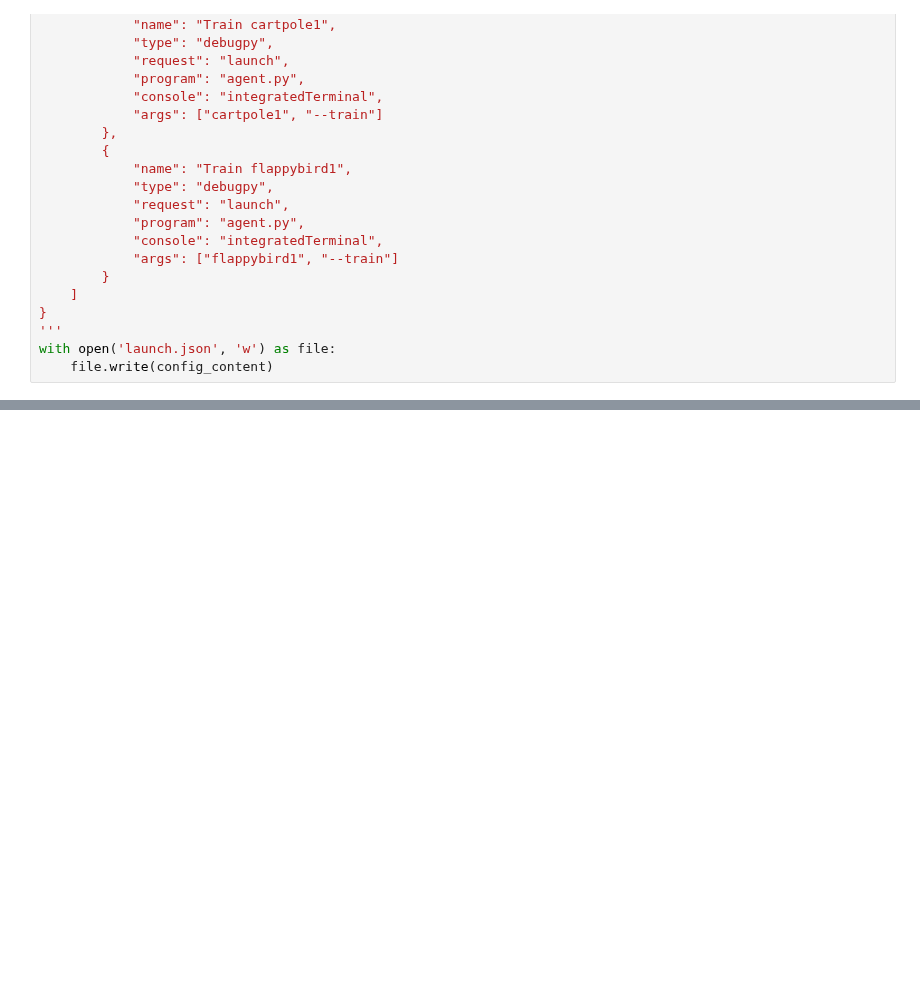
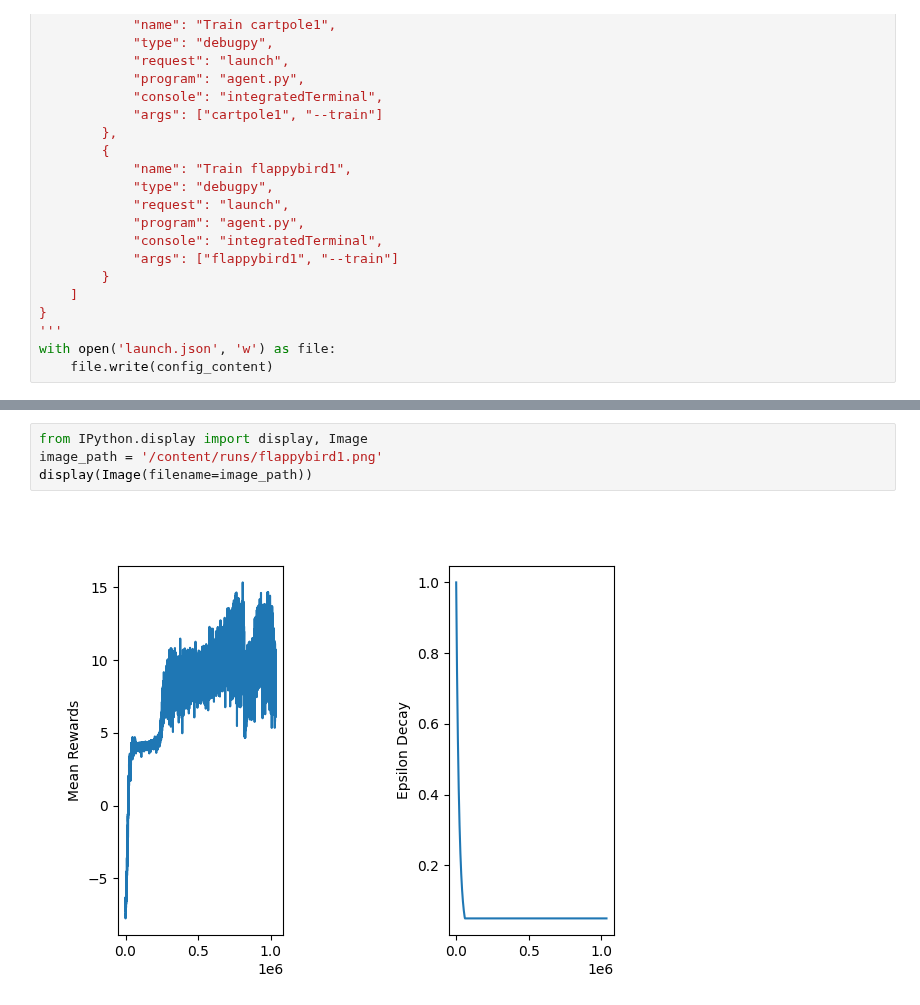
Before and after one commit to BardRimon/Study, a Jupyter notebook: Reinforcement_Learning/HW2/HW2_DDQN.ipynb, the cells around one changed output, grey strips where cells are left out. Cells and saved outputs as stored; diff of their text form; blank space fills up the shorter version.

```diff
--- a/Reinforcement_Learning/HW2/HW2_DDQN.ipynb
+++ b/Reinforcement_Learning/HW2/HW2_DDQN.ipynb
@@ -493,0 +498,6 @@ NameError: name 'hyperparameters' is not defined
+# %%
+from IPython.display import display, Image
+image_path = '/content/runs/flappybird1.png'
+display(Image(filename=image_path))
+# %% [output]
+[figure, added]
```
Also changed, not shown: parts of 11 cells of this notebook.
